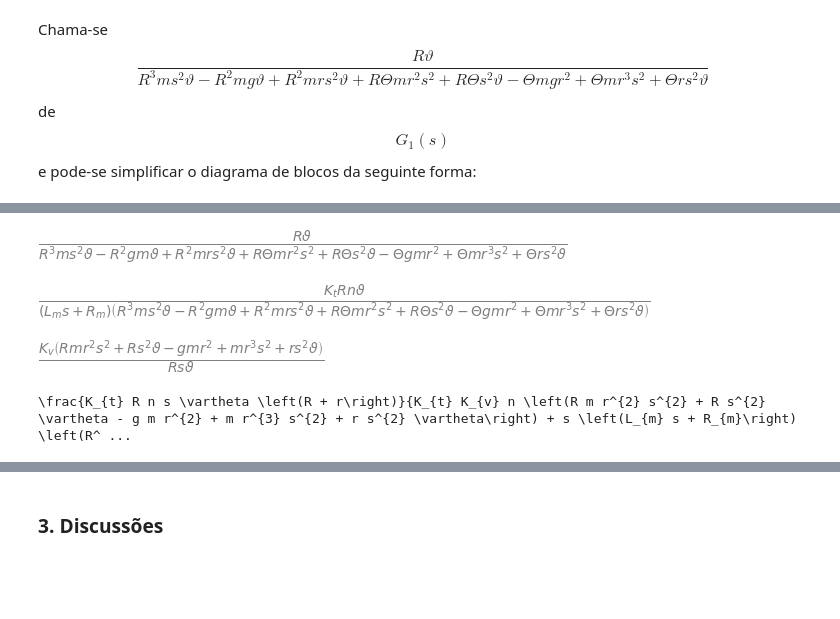
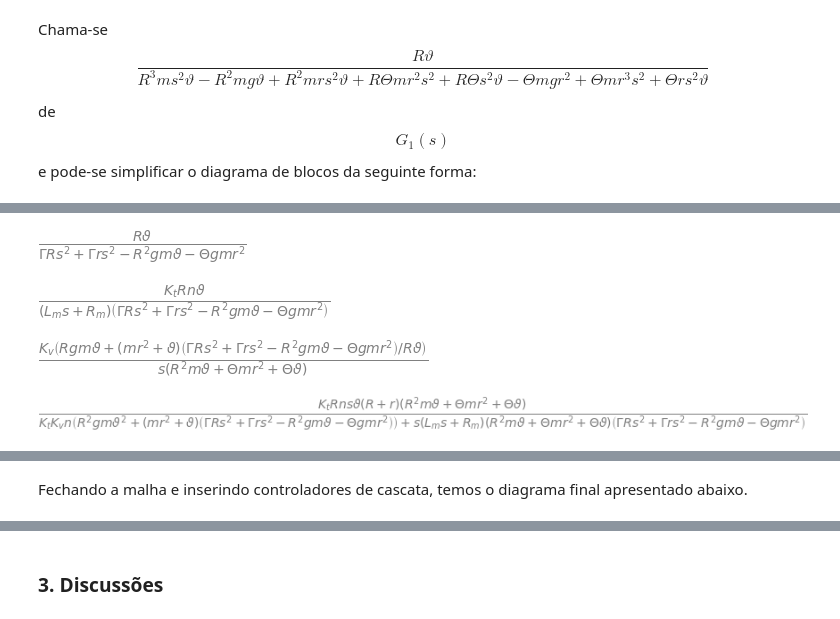
Before and after one commit to Maionepy/Controle_Projeto_Final, a Jupyter notebook: Trabalho_Final.ipynb, the cells around one changed output, grey strips where cells are left out. Saved outputs shown, nothing was run; the diff lists cells and outputs as text; code cells hidden in the pictures; blank space fills up the shorter version.

Commit message:
Diagrama batido

```diff
--- a/Trabalho_Final.ipynb
+++ b/Trabalho_Final.ipynb
@@ -47,8 +47,8 @@ Kt = symbols('K_t')
 Kv = symbols('K_v')
 Lm = symbols('L_m')
 Rm = symbols('R_m')
-
-T = O*v + m*(v*(R**2) + O*(r**2))
+T = symbols('Gamma')
+# T = O*v + m*(v*(R**2) + O*(r**2))
 
 y, psi, chi, u, i, V = symbols('y, psi, chi, u, i, V', cls=Function)
 
@@ -161,24 +165,25 @@ Chama-se $$\frac{R\vartheta}{R^3ms^2\vartheta-R^2mg\vartheta+R^2mrs^2\vartheta+R
 ![Picture title](db-simplificado.png)
 # %%
 G1 = eq_chi_s.rhs/u_s
-G1
+G1.simplify()
 # %% [output]
-[figure, old version]
+[figure, new version]
 # %%
 Gcima = ((Kt*n)/(Lm*s+Rm)*G1).simplify()
 Gcima
 # %% [output]
-[figure, old version]
+[figure, new version]
 # %%
-Gbaixo = ((R*g*m*v + (m*r**2+v)/G1)*(Kv*s)/(s**2*(R**2*m*v + O*m*r**2 + O*v))).simplify()
+Gbaixo = ((R*g*m*v + (m*r**2+v)/G1)*(Kv*s)/(s**2*(R**2*m*v + O*m*r**2 + O*v)))
 Gbaixo
 # %% [output]
-[figure, old version]
+[figure, new version]
 # %%
-Gfinal = ((Gcima/(1+Gcima*Gbaixo)*(R+r))).simplify()
+Gfinal = (Gcima/(1+Gcima*Gbaixo)*(R+r)).simplify()
 Gfinal
-print(latex(Gfinal))
 # %% [output]
-\frac{K_{t} R n s \vartheta \left(R + r\right)}{K_{t} K_{v} n \left(R m r^{2} s^{2} + R s^{2} \vartheta - g m r^{2} + m r^{3} s^{2} + r s^{2} \vartheta\right) + s \left(L_{m} s + R_{m}\right) \left(R^ ...
+[figure, added]
 # %% [markdown]
 ![Picture title](image-20210722-222358.png)
+# %% [markdown]
+Fechando a malha e inserindo controladores de cascata, temos o diagrama final apresentado abaixo.
```
Also changed, not shown: parts of 23 cells of this notebook, 4 other files.
